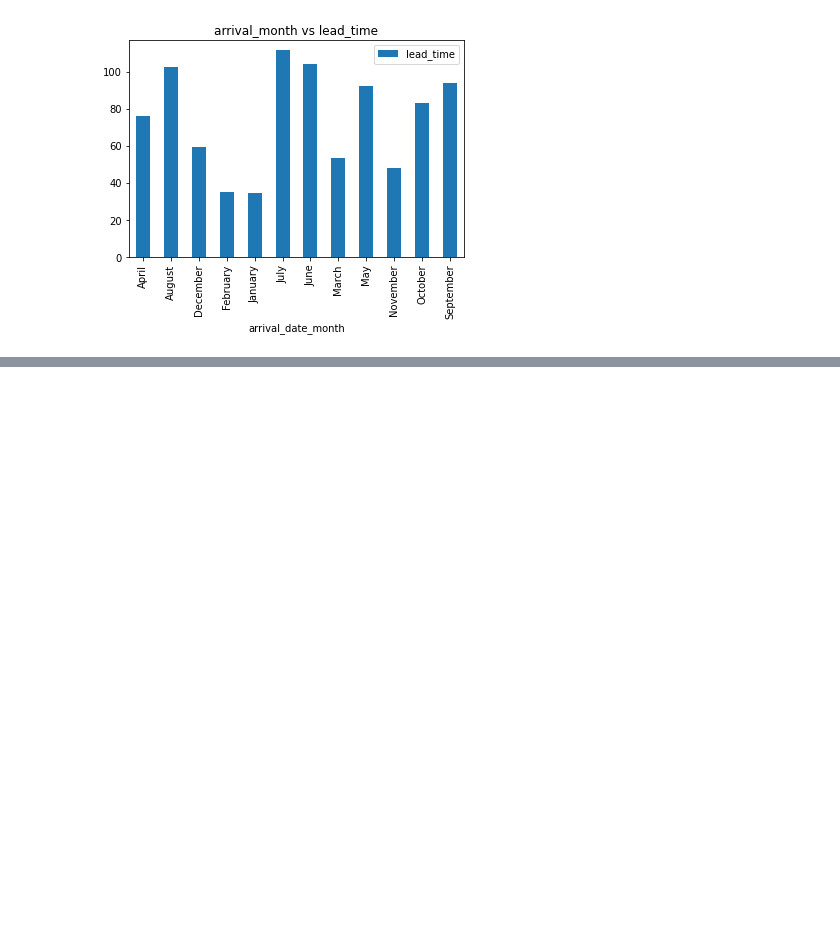
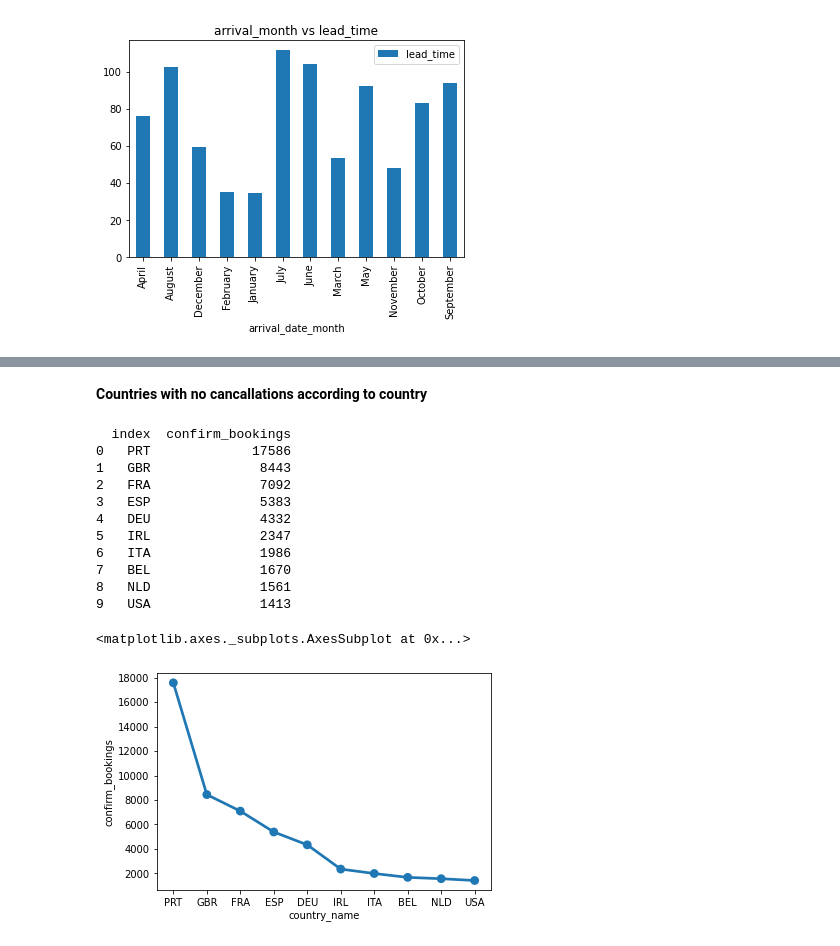
Before and after one commit to saurabhdaund76/Hotel-Booking-Analysis, a Jupyter notebook: Hotel_Booking_Analysis.ipynb, the cells around one changed output, grey strips where cells are left out. Saved outputs shown, nothing was run; the diff lists cells and outputs as text; code cells hidden in the pictures; blank space fills up the shorter version.

```diff
--- a/Hotel_Booking_Analysis.ipynb
+++ b/Hotel_Booking_Analysis.ipynb
@@ -513,0 +527,26 @@ plt.show()
+# %% [markdown]
+**Countries with no cancallations according to country**
+# %%
+no_cancallations = df[df.is_canceled=='not_canceled']
+confirmed_country_bookings = no_cancallations['country'].value_counts().reset_index(name='confirm_bookings').head(10)
+print(confirmed_country_bookings)
+df4 = pd.DataFrame(confirmed_country_bookings)
+df4
+df4 = df4.rename(columns={'index': 'country_name'})
+
+
+sns.pointplot(x=df4['country_name'] , y= df4['confirm_bookings'], data=df4 )
+# %% [output]
+  index  confirm_bookings
+0   PRT             17586
+1   GBR              8443
+2   FRA              7092
+3   ESP              5383
+4   DEU              4332
+5   IRL              2347
+6   ITA              1986
+7   BEL              1670
+8   NLD              1561
+9   USA              1413
+<matplotlib.axes._subplots.AxesSubplot at 0x...>
+[figure, added]
```
Also changed, not shown: parts of 5 cells of this notebook.
